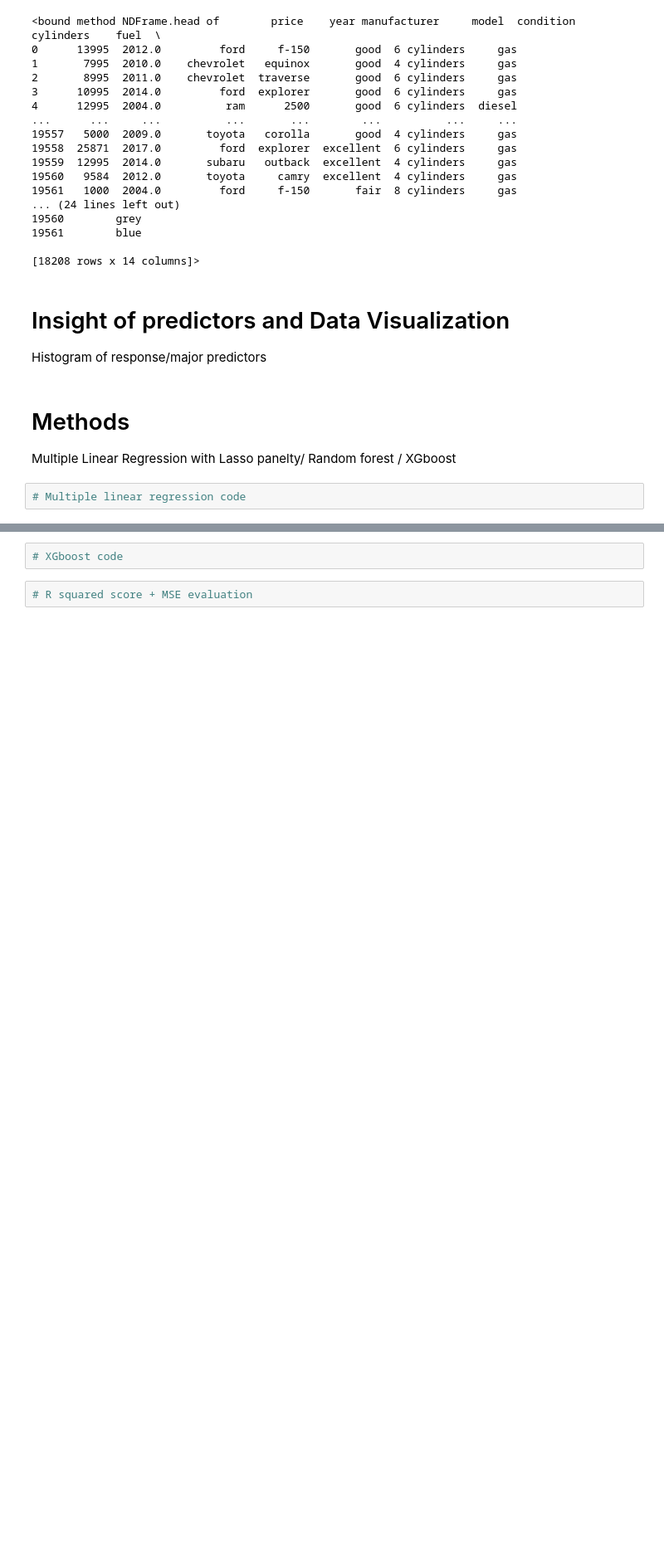
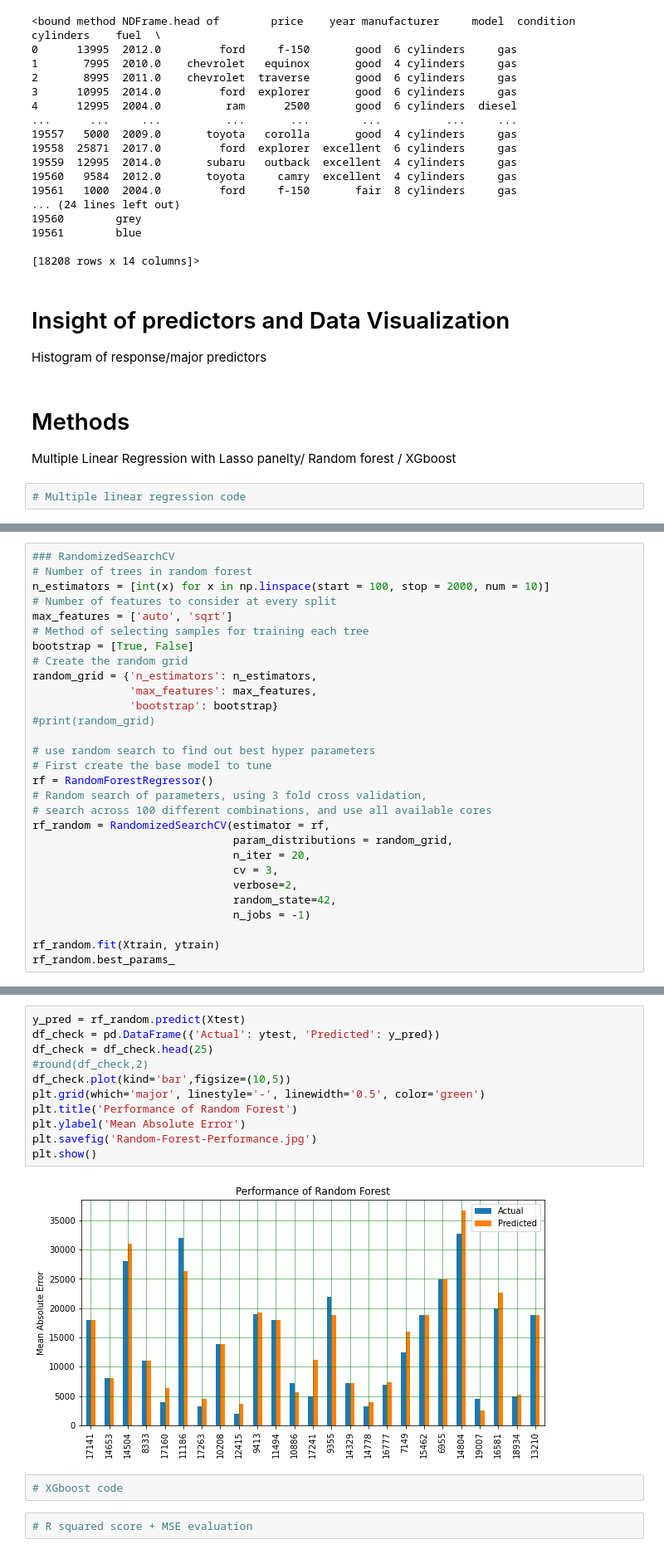
Before and after one commit to Delores404/DataSciFinal, a Jupyter notebook: FINAL.ipynb, the cells around one changed output, grey strips where cells are left out. Shown: that part at 83% size. Cells and saved outputs as stored; diff of their text form; blank space fills up the shorter version.

```diff
--- a/FINAL.ipynb
+++ b/FINAL.ipynb
@@ -88,0 +149,29 @@ Multiple Linear Regression with Lasso panelty/ Random forest / XGboost
+# %%
+### RandomizedSearchCV
+# Number of trees in random forest
+n_estimators = [int(x) for x in np.linspace(start = 100, stop = 2000, num = 10)]
+# Number of features to consider at every split
+max_features = ['auto', 'sqrt']
+# Method of selecting samples for training each tree
+bootstrap = [True, False]
+# Create the random grid
+random_grid = {'n_estimators': n_estimators,
+               'max_features': max_features,
+               'bootstrap': bootstrap}
+#print(random_grid)
+
+# use random search to find out best hyper parameters
+# First create the base model to tune
+rf = RandomForestRegressor()
+# Random search of parameters, using 3 fold cross validation,
+# search across 100 different combinations, and use all available cores
+rf_random = RandomizedSearchCV(estimator = rf,
+                               param_distributions = random_grid,
+                               n_iter = 20,
+                               cv = 3,
+                               verbose=2,
+                               random_state=42,
+                               n_jobs = -1)
+
+rf_random.fit(Xtrain, ytrain)
+rf_random.best_params_
@@ -89,3 +210,16 @@ Multiple Linear Regression with Lasso panelty/ Random forest / XGboost
+# %%
+y_pred = rf_random.predict(Xtest)
+df_check = pd.DataFrame({'Actual': ytest, 'Predicted': y_pred})
+df_check = df_check.head(25)
+#round(df_check,2)
+df_check.plot(kind='bar',figsize=(10,5))
+plt.grid(which='major', linestyle='-', linewidth='0.5', color='green')
+plt.title('Performance of Random Forest')
+plt.ylabel('Mean Absolute Error')
+plt.savefig('Random-Forest-Performance.jpg')
+plt.show()
+# %% [output]
+[figure, added]
 # %%
 # XGboost code
 # %%
```
Also changed, not shown: parts of 5 cells of this notebook.
